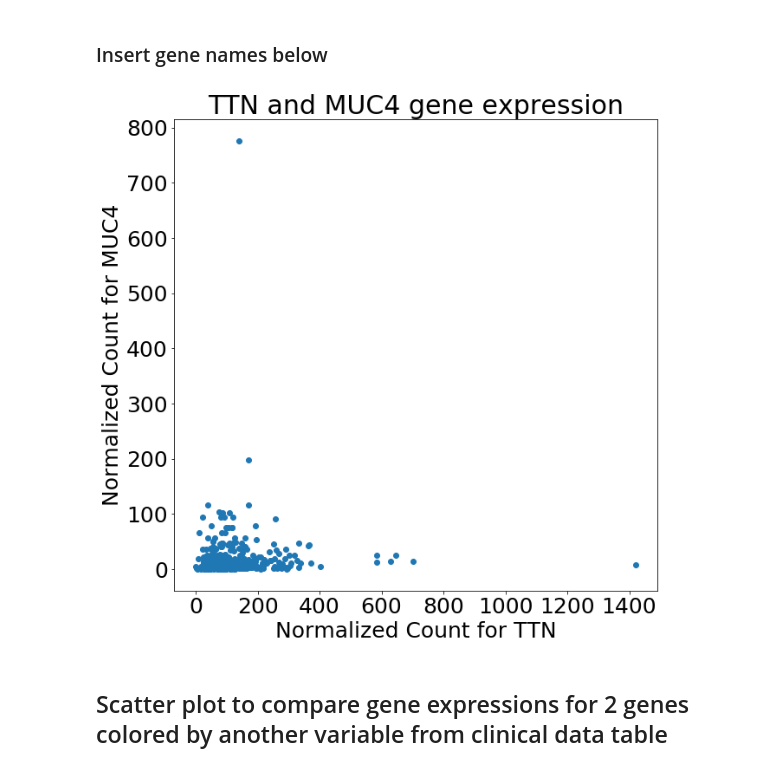
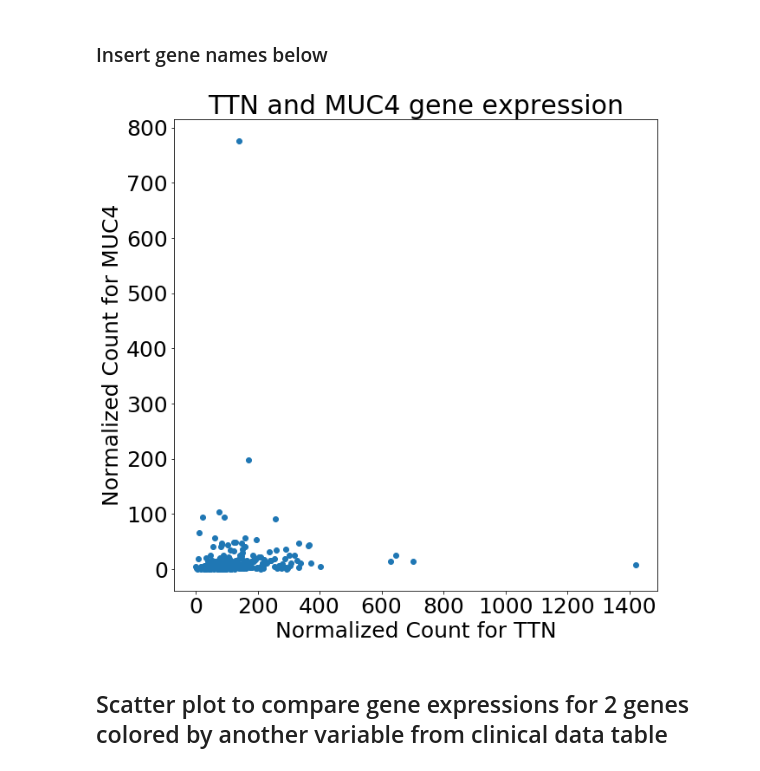
Before and after one commit to SVAI/geviz, a Jupyter notebook: numfah/plots_gene_expression.ipynb, the cells around one changed output. Saved outputs shown, nothing was run; the diff lists cells and outputs as text; code cells hidden in the pictures.

```diff
--- a/numfah/plots_gene_expression.ipynb
+++ b/numfah/plots_gene_expression.ipynb
@@ -41,4 +187,17 @@ plt.show()
 # %%
 gene_name1 = "TTN"
 gene_name2 = "MUC4"
+# %%
+plt.figure(figsize=(10,10))
+ax = plt.subplot() # Defines ax variable by creating an empty plot
+for item in ([ax.title, ax.xaxis.label, ax.yaxis.label] +
+             ax.get_xticklabels() + ax.get_yticklabels()):
+    item.set_fontsize(25)
+plt.scatter(all_data[gene_name1],all_data[gene_name2])
+plt.xlabel("Normalized Count for " + gene_name1)
+plt.ylabel("Normalized Count for " + gene_name2)
+ax.set_title(gene_name1 + " and " + gene_name2 + " gene expression", fontsize=30)
+plt.show()
+# %% [output]
+[figure, added]
 # %%
@@ -51,15 +210,13 @@ df = df1.merge(df2, left_on="ParticipantBarcode", right_on="ParticipantBarcode",
 # %%
-plt.figure(figsize=(10,10))
-ax = plt.subplot() # Defines ax variable by creating an empty plot
-for item in ([ax.title, ax.xaxis.label, ax.yaxis.label] +
-             ax.get_xticklabels() + ax.get_yticklabels()):
-    item.set_fontsize(25)
-plt.scatter(df['normalized_count_x'],df['normalized_count_y'])
-plt.xlabel("Normalized Count for " + gene_name1)
-plt.ylabel("Normalized Count for " + gene_name2)
-ax.set_title(gene_name1 + " and " + gene_name2 + " gene expression", fontsize=30)
-plt.show()
+# plt.figure(figsize=(10,10))
+# ax = plt.subplot() # Defines ax variable by creating an empty plot
+# for item in ([ax.title, ax.xaxis.label, ax.yaxis.label] +
+#              ax.get_xticklabels() + ax.get_yticklabels()):
+#     item.set_fontsize(25)
+# plt.scatter(df['normalized_count_x'],df['normalized_count_y'])
+# plt.xlabel("Normalized Count for " + gene_name1)
+# plt.ylabel("Normalized Count for " + gene_name2)
+# ax.set_title(gene_name1 + " and " + gene_name2 + " gene expression", fontsize=30)
+# plt.show()
-# %% [output]
-[figure, removed]
 # %% [markdown]
 ## Scatter plot to compare gene expressions for 2 genes colored by another variable from clinical data table
```
Also changed, not shown: parts of 28 cells of this notebook.
